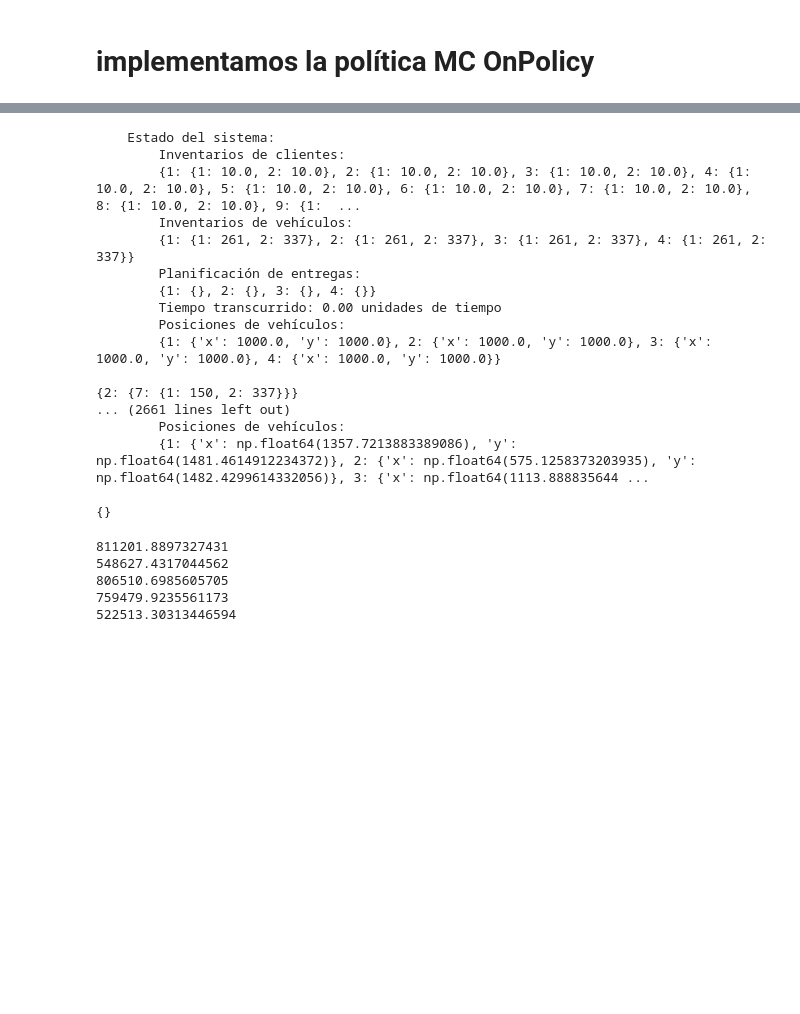
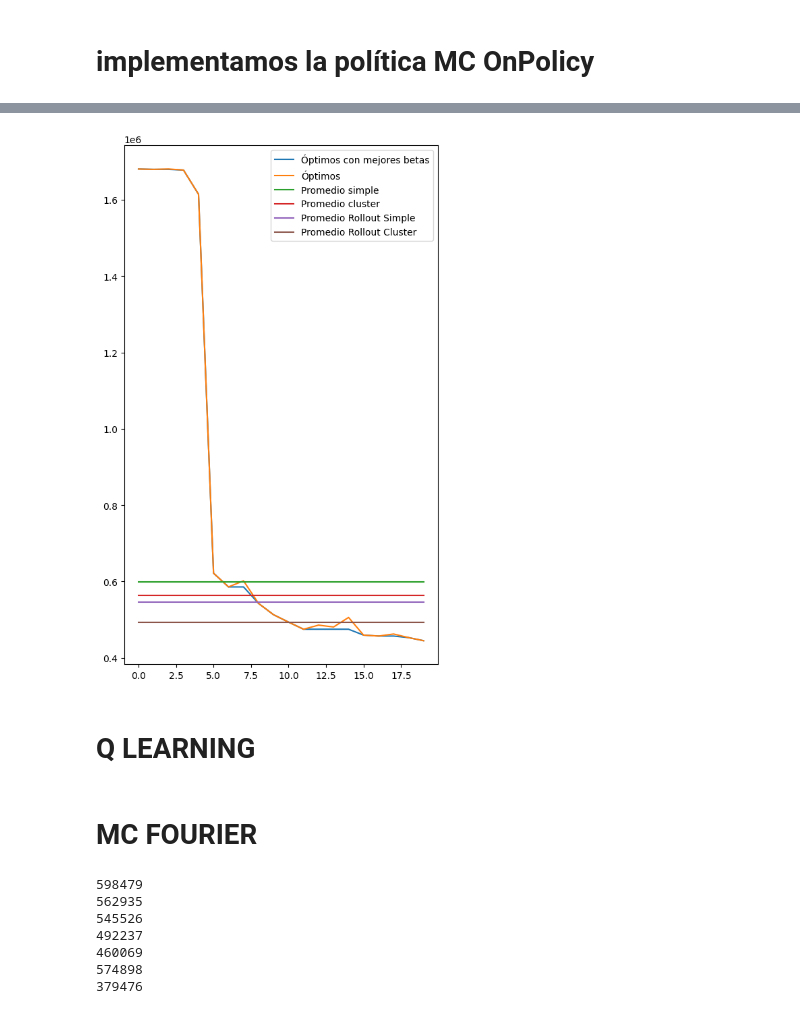
Before and after one commit to MFMayol/Tesis-RL, a Jupyter notebook: TesisFinal/pruebas.ipynb, the cells around one changed output, grey strips where cells are left out. Cells and saved outputs as stored; diff of their text form; code cells hidden in the pictures; blank space fills up the shorter version.

```diff
--- a/TesisFinal/pruebas.ipynb
+++ b/TesisFinal/pruebas.ipynb
@@ -149,7 +218,7 @@ for t in trayectoriaSimple:
 # %%
 costos = np.array([])
 traslado = np.array([])
-n=100
+n=50
 for _ in range(n):
     trayectoriaSimple, costo_traslado , _ = politicaClusterisada.run()
     traslado  =  np.append(traslado,costo_traslado)
@@ -169,22 +238,15 @@ print(promedio_traslado)
 # Implementamos la Rollout Simple ahora
 # %%
 PoliticaRollout = RollOutSimple(instancia= instancia, proceso= proceso)
-'''
-trayectoria_rollout_simple,_,_ = PoliticaRollout.run()
 
-#for i in trayectoria_rollout_simple:
- #   print(i['estado'])
-  #  print(i['accion'])
-sum(i['recompensa'] for i in trayectoria_rollout_simple)
-'''
 costos = np.array([])
 
 # ejecutamos 10 veces la política rollout
-for _ in range(3):
+for _ in range(4):
     trayectoria_rollout,_,_ = PoliticaRollout.run()
     costo_episodio =  sum(i['recompensa'] for i in trayectoria_rollout)
     costos = np.append(costos,costo_episodio)
 
 promedio_costo_rollout_simple = np.mean(costos)
-print(promedio_costo_rollout_simple)
+print(promedio_costo_rollout_simple) # 13m
 # %% [output]
@@ -238,22 +308,15 @@ np.float64(519884.92600353516)
-# %%
-for t in trayectoria_MC:
-    print(t['estado'])
-    print(t['accion'])
-# %% [output]
-    Estado del sistema:
-        Inventarios de clientes:
-        {1: {1: 10.0, 2: 10.0}, 2: {1: 10.0, 2: 10.0}, 3: {1: 10.0, 2: 10.0}, 4: {1: 10.0, 2: 10.0}, 5: {1: 10.0, 2: 10.0}, 6: {1: 10.0, 2: 10.0}, 7: {1: 10.0, 2: 10.0}, 8: {1: 10.0, 2: 10.0}, 9: {1:  ...
-        Inventarios de vehículos:
-        {1: {1: 261, 2: 337}, 2: {1: 261, 2: 337}, 3: {1: 261, 2: 337}, 4: {1: 261, 2: 337}}
-        Planificación de entregas:
-        {1: {}, 2: {}, 3: {}, 4: {}}
-        Tiempo transcurrido: 0.00 unidades de tiempo
-        Posiciones de vehículos:
-        {1: {'x': 1000.0, 'y': 1000.0}, 2: {'x': 1000.0, 'y': 1000.0}, 3: {'x': 1000.0, 'y': 1000.0}, 4: {'x': 1000.0, 'y': 1000.0}}
-
-{2: {7: {1: 150, 2: 337}}}
-... (2661 lines left out)
-        Posiciones de vehículos:
-        {1: {'x': np.float64(1357.7213883389086), 'y': np.float64(1481.4614912234372)}, 2: {'x': np.float64(575.1258373203935), 'y': np.float64(1482.4299614332056)}, 3: {'x': np.float64(1113.888835644 ...
-
-{}
+# %%
+# hacemos un plot de la evolución de los promedios de recompensa
+plt.figure(figsize=(6,10))
+plt.plot(MC.registro_optimos_mejores_betas, label='Óptimos con mejores betas')
+plt.plot(MC.registro_optimos, label='Óptimos')
+plt.plot([promedio_simple for i in range(len(MC.registro_optimos_mejores_betas))], label='Promedio simple')
+plt.plot([promedio_cluster for i in range(len(MC.registro_optimos_mejores_betas))], label='Promedio cluster')
+plt.plot([promedio_costo_rollout_simple for _ in range(len(MC.registro_optimos_mejores_betas))], label='Promedio Rollout Simple')
+plt.plot([promedio_costo_rollout_cluster for i in range(len(MC.registro_optimos_mejores_betas))], label='Promedio Rollout Cluster') # 469
+plt.legend() # Esto muestra las leyendas en el gráfico   # 457 antes
+plt.show()
+# %% [output]
+[figure, added]
+# %% [markdown]
+# Q LEARNING
@@ -259,0 +327,2 @@ for t in trayectoria_MC:
+# %% [markdown]
+# MC FOURIER
@@ -260,14 +333,18 @@ for t in trayectoria_MC:
 # %%
-print(promedio_simple)
-print(promedio_cluster)
-print(promedio_costo_rollout_simple)
-print(promedio_costo_rollout_cluster)
-print(MC.registro_optimos_mejores_betas[len(MC.registro_optimos_mejores_betas)-1])
+print(round(promedio_simple))
+print(round(promedio_cluster))
+print(round(promedio_costo_rollout_simple))
+print(round(promedio_costo_rollout_cluster))
+print(round(MC.registro_optimos_mejores_betas[len(MC.registro_optimos_mejores_betas)-1]))
+print(round(Q_learning.registro_optimos_mejores_betas[len(Q_learning.registro_optimos_mejores_betas)-1]))
+print(round(MC_fourier.registro_optimos_mejores_betas[len(MC_fourier.registro_optimos_mejores_betas)-1]))
 # %% [output]
-811201.8897327431
-548627.4317044562
-806510.6985605705
-759479.9235561173
-522513.30313446594
+598479
+562935
+545526
+492237
+460069
+574898
+379476
 # %%
 # hacemos un plot de la evolución de los promedios de recompensa
```
Also changed, not shown: parts of 31 cells of this notebook, 22 other files.
